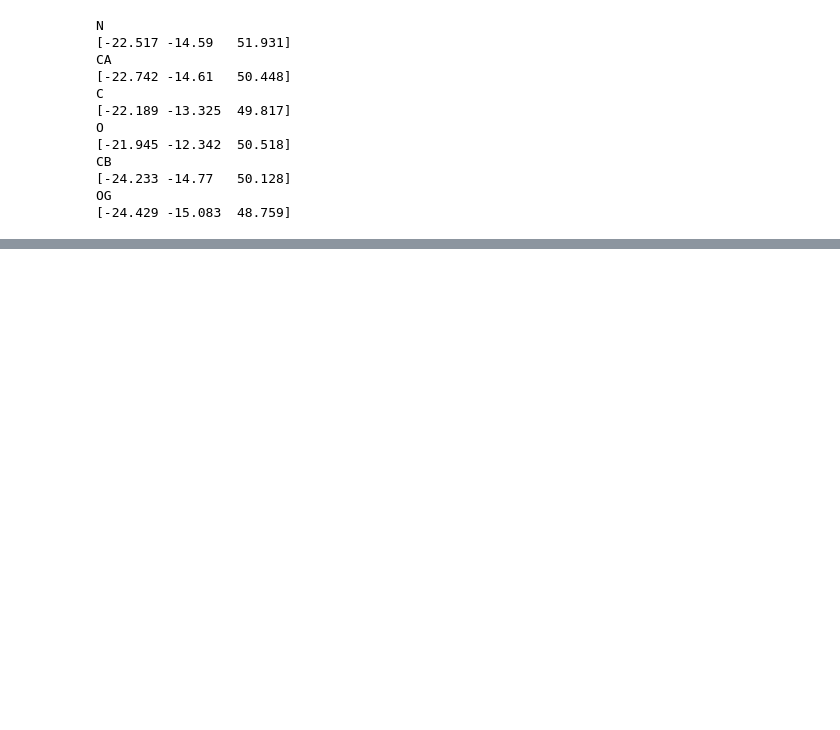
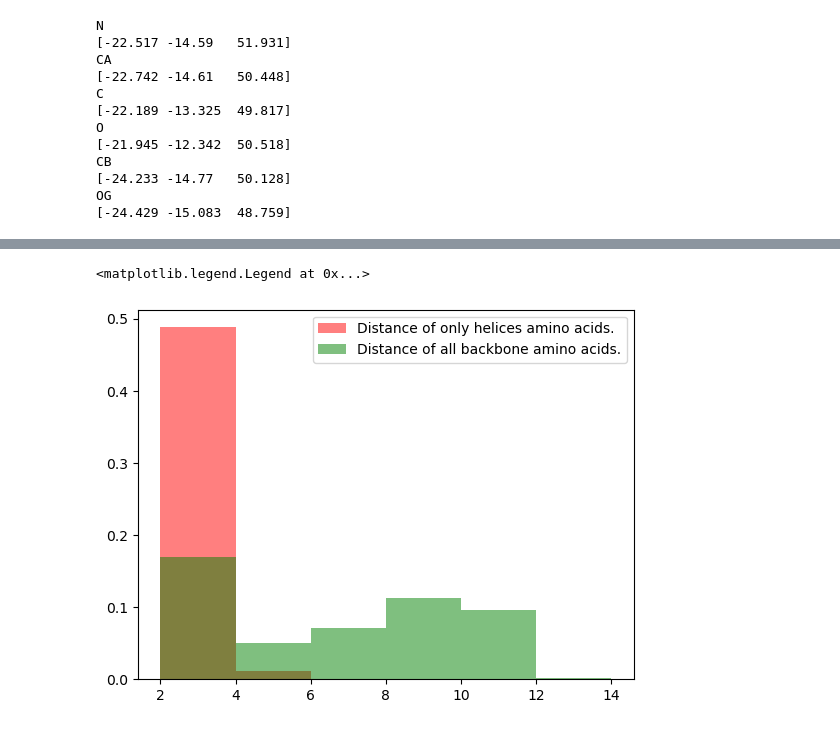
Before and after one commit to Q-Bach/SSBI, a Jupyter notebook: A03/test.ipynb, the cells around one changed output, grey strips where cells are left out. Cells and saved outputs as stored; diff of their text form; code cells hidden in the pictures; blank space fills up the shorter version.

```diff
--- a/A03/test.ipynb
+++ b/A03/test.ipynb
@@ -6,9 +6,9 @@ import matplotlib.pyplot as plt
 # %%
 # read all pdb files in a directory
 pdb_files = []
-for file in os.listdir(".\Supplementary"):
+for file in os.listdir(".\Supplementary_full"):
     if file.endswith(".pdb"):
-        pdb_files.append(os.path.join(".\Supplementary", file))
+        pdb_files.append(os.path.join(".\Supplementary_full", file))
 # %%
 len(pdb_files)
 # %% [output]
@@ -24,16 +24,14 @@ len(lines)
 # %% [output]
 6553
 # %%
-Helix_index = [1,5,6]
+Helix_index = [1,5]
 HELIX = {
     1 : "Right-handed alpha      ",
-    5 : "Right-handed 310        ",
-    6 : "Left-handed Helix       "
+    5 : "Right-handed 310        "
 }
 HELIX_length = {
     1 : 0,
-    5 : 0,
-    6 : 0
+    5 : 0
 }
 SHEET_length = 0
 total_length = 0
@@ -158,11 +179,19 @@ chains['A'][10]
 # %%
-amino_acids = "ARNDCEQGHILKMFPSTWYV"
+# alphabet = [chr(i) for i in range(65, 65+26)]
+amino_acids = ["ALA", "ARG", "ASN", "ASP", "CYS", "GLU", "GLN", "GLY", "HIS", "ILE", "LEU", "LYS", "MET", "PHE", "PRO", "SER", "THR", "TRP", "TYR", "VAL"]
 HELIX_aa_counter = {}
 SHEET_aa_counter = {}
 for i in range(len(amino_acids)):
     HELIX_aa_counter[amino_acids[i]] = 0
     SHEET_aa_counter[amino_acids[i]] = 0
 for pdb_file in pdb_files:
+    counter = 0
+    # for record in SeqIO.parse(pdb_file, "pdb-seqres"):
+    #     chains[alphabet[counter]] = record.seq
+    #     counter += 1
+    pdbparser = PDBParser()
+    structure = pdbparser.get_structure(os.path.splitext(os.path.basename(pdb_file)), pdb_file)
+    chains = {chain.id: [residue.get_resname() for residue in chain.get_residues()] for chain in structure.get_chains()}
     with open(pdb_file, "r") as f:
         lines = f.readlines();
         for line in lines:
@@ -172,13 +201,15 @@ for pdb_file in pdb_files:
                     start = int(line[21:25])-1
                     end = int(line[33:37])
                     for aa in chains[chain][start:end]:
-                        HELIX_aa_counter[aa] += 1
+                        if aa in amino_acids:
+                            HELIX_aa_counter[aa] += 1
             if (line[:5]=="SHEET"):
                 chain = line[21]
                 start = int(line[22:26])-1
                 end = int(line[33:37])
                 for aa in chains[chain][start:end]:
-                    SHEET_aa_counter[aa] += 1
+                    if aa in amino_acids:
+                        SHEET_aa_counter[aa] += 1
 # %%
 total_aa_helix = 0
 for aa in amino_acids:
@@ -225,0 +260,5 @@ chains = {chain.id:chain for chain in structure.get_chains()}
+# %%
+pdbparser = PDBParser()
+structure = pdbparser.get_structure(os.path.splitext(os.path.basename(pdb_files[0])), pdb_files[0])
+chains = {chain.id: [residue.get_resname() for residue in chain.get_residues()] for chain in structure.get_chains()}
+print(chains)
@@ -346,0 +484,7 @@ B
+# %%
+plt.hist(distance_helices, bins=[i for i in np.arange(2,16,2)],density=True, label="Distance of only helices amino acids.", color='red', alpha=0.5)
+plt.hist(distances,bins=[i for i in np.arange(2,16,2)],density=True, label="Distance of all backbone amino acids.", color='green', alpha=0.5)
+plt.legend()
+# %% [output]
+<matplotlib.legend.Legend at 0x...>
+[figure, added]
```
Also changed, not shown: parts of 23 cells of this notebook.
